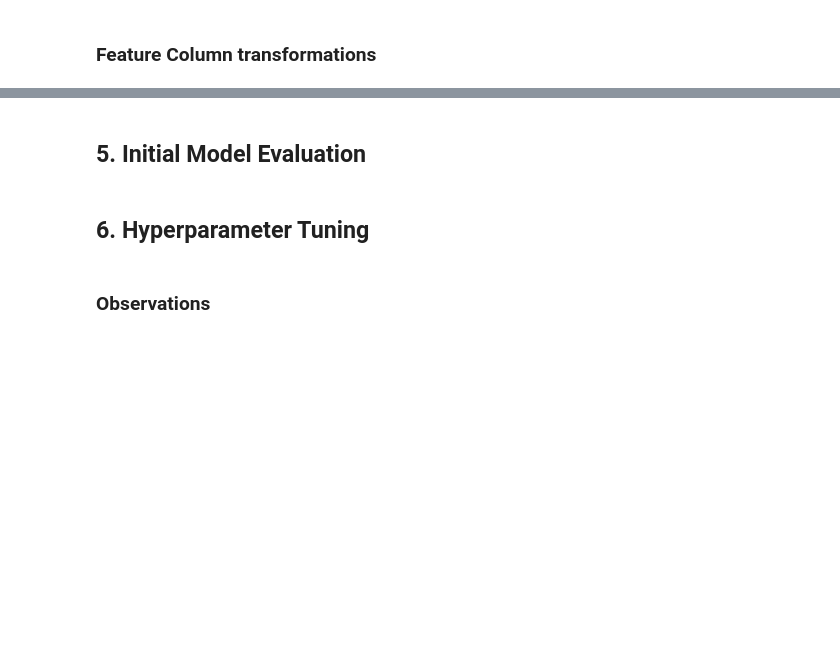
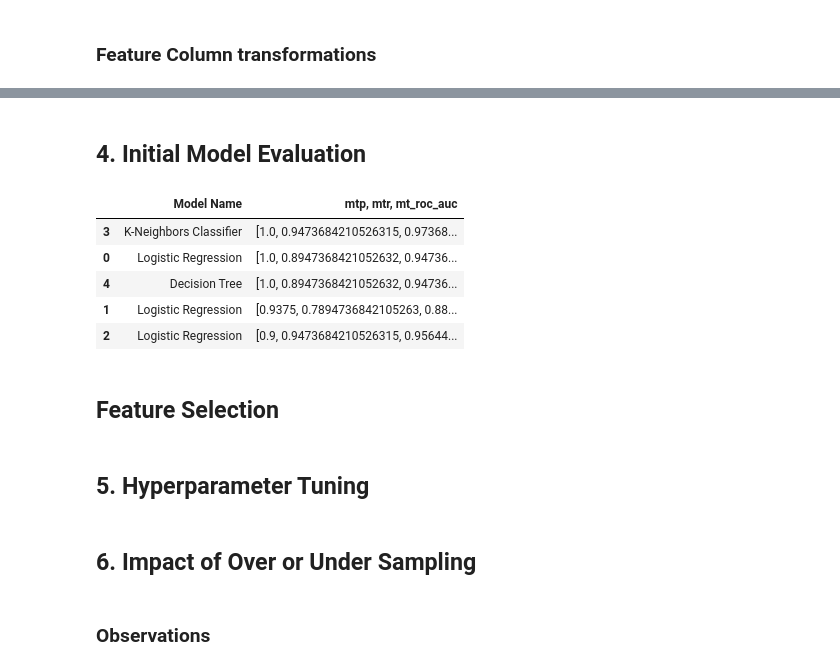
Before and after one commit to ShaniceWilliams/thyroid-study, a Jupyter notebook: notebooks/2.model_building.ipynb, the cells around one changed output, grey strips where cells are left out. Saved outputs shown, nothing was run; the diff lists cells and outputs as text; code cells hidden in the pictures; blank space fills up the shorter version.

Commit message:
Added initial model building and evaluation.

```diff
--- a/notebooks/2.model_building.ipynb
+++ b/notebooks/2.model_building.ipynb
@@ -104,0 +157,42 @@ preprocessor = ColumnTransformer(
+# %%
+model_list = []
+metrics_list = []
+# %%
+for i in range(len(list(models))):
+    model = list(models.values())[i]
+    model.fit(X_train, y_train) # Train model
+
+    # Make predictions
+    y_train_pred = model.predict(X_train)
+    y_test_pred = model.predict(X_test)
+
+    # Evaluate Train and Test dataset
+    model_train_cm , model_train_accuracy, model_train_precision, model_train_recall, model_train_f1, model_train_roc_auc = evaluate_model(y_train, y_train_pred)
+
+    model_test_cm , model_test_accuracy, model_test_precision, model_test_recall, model_test_f1, model_test_roc_auc = evaluate_model(y_test, y_test_pred)
+
+
+    print(list(models.keys())[i])
+    model_list.append(list(models.keys())[i])
+    # TODO: Fix issue causing model names to not appear correctly in final results table.
+    print('Model performance for Training set')
+    print(f"- Confusion Matrix: {model_train_cm}")
+    print("- Accuracy: {:.4f}".format(model_train_accuracy))
+    print("- Precision: {:.4f}".format(model_train_precision))
+    print("- Recall: {:.4f}".format(model_train_recall))
+    print("- F1 Score: {:.4f}".format(model_train_f1))
+    print("- ROC_AUC: {:.4f}".format(model_train_roc_auc))
+
+    print('----------------------------------')
+
+    print('Model performance for Test set')
+    print(f"- Confusion Matrix: {model_test_cm}")
+    print("- Accuracy: {:.4f}".format(model_test_accuracy))
+    print("- Precision: {:.4f}".format(model_test_precision))
+    print("- Recall: {:.4f}".format(model_test_recall))
+    print("- F1 Score: {:.4f}".format(model_test_f1))
+    print("- ROC_AUC: {:.4f}".format(model_test_roc_auc))
+    metrics_list.append([model_test_precision, model_test_recall, model_test_roc_auc])
+
+    print('='*35)
+    print('\n')
@@ -105,6 +217,19 @@ preprocessor = ColumnTransformer(
 # %% [markdown]
-## 5. Initial Model Evaluation
+## 4. Initial Model Evaluation
+# %%
+pd.DataFrame(list(zip(model_list, metrics_list)), columns=['Model Name', 'mtp, mtr, mt_roc_auc']).sort_values(by=["mtp, mtr, mt_roc_auc"],ascending=False)
+# %% [output]
+|  | Model Name | mtp, mtr, mt_roc_auc |
+| 3 | K-Neighbors Classifier | [1.0, 0.9473684210526315, 0.97368... |
+| 0 | Logistic Regression | [1.0, 0.8947368421052632, 0.94736... |
+| 4 | Decision Tree | [1.0, 0.8947368421052632, 0.94736... |
+| 1 | Logistic Regression | [0.9375, 0.7894736842105263, 0.88... |
+| 2 | Logistic Regression | [0.9, 0.9473684210526315, 0.95644... |
+# %% [markdown]
+## Feature Selection
 # %% [markdown]
-## 6. Hyperparameter Tuning
+## 5. Hyperparameter Tuning
+# %% [markdown]
+## 6. Impact of Over or Under Sampling
 # %% [markdown]
 ### Observations
```
Also changed, not shown: parts of 14 cells of this notebook.
